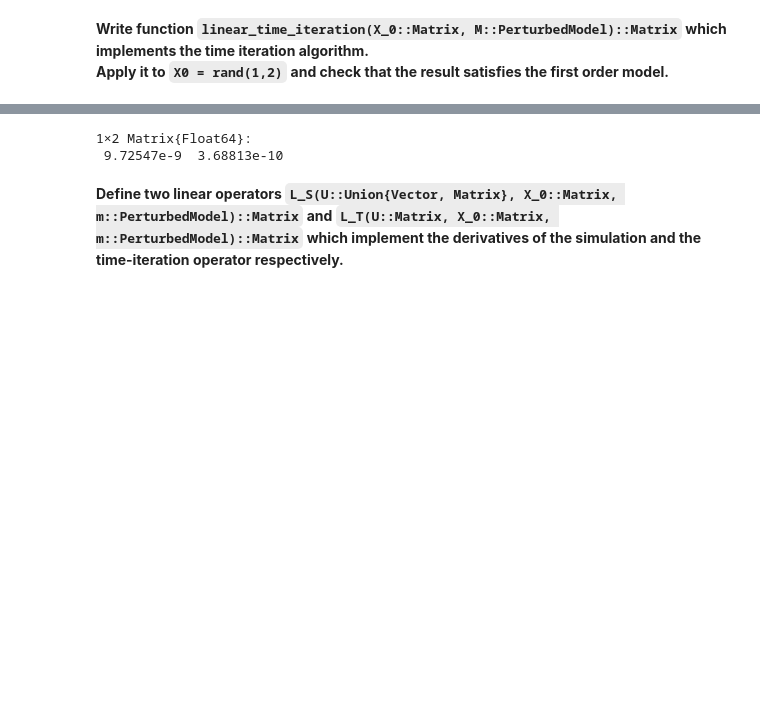
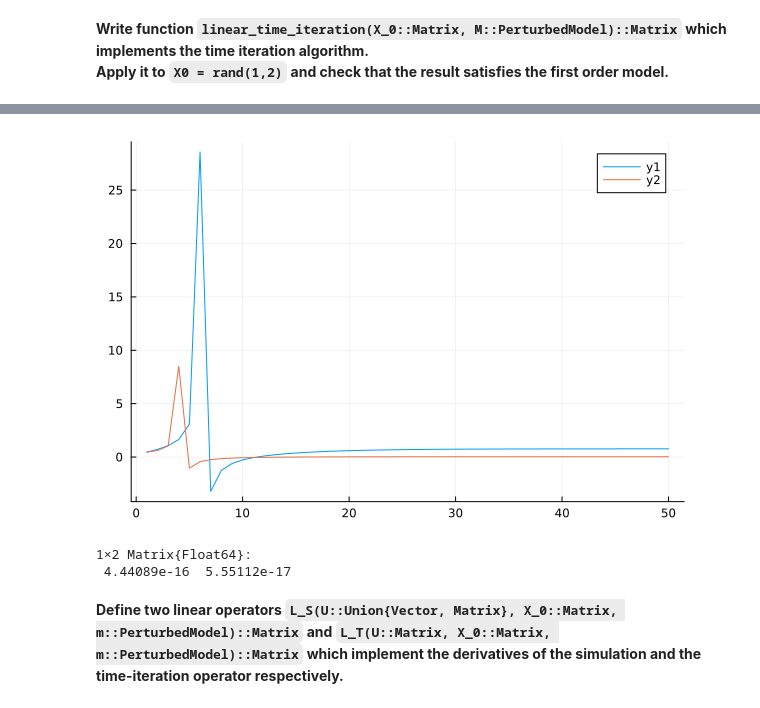
Before and after one commit to PierreRlld/NUM3A, a Jupyter notebook: Tutorial/3_perturbation_neoclassical.out.ipynb, the cells around one changed output, grey strips where cells are left out. Cells and saved outputs as stored; diff of their text form; code cells hidden in the pictures; blank space fills up the shorter version.

```diff
--- a/Tutorial/3_perturbation_neoclassical.out.ipynb
+++ b/Tutorial/3_perturbation_neoclassical.out.ipynb
@@ -553,7 +553,13 @@ $$ \color{blue} \longrightarrow X_{n+1} = - \left[ B + (C + D X_n) F \right]^{-1
 # %%
 function T(X, M::PerturbedModel)
     (; A,B,C,D,E,F) = M
-    T = - inv(B + (C+D*X)*F) * (A+(C+D*X)*E)
+    C_DX = C+D*X    # pas efficace de calculer deux fois (C+DX)... autant stocker
+    # Never compute inv(...) > rather use : solve(A,B) <> solve Ax = B <-> x = A^{-1}.B
+
+    T = - (B+C_DX*F) \ (A+C_DX*E) #! left divide
+    # T = - solve(B+C_DX*F, A+C_DX*E) #! or solve
+    # NOT OK : - inv(B + (C+D*X)*F) * (A+(C+D*X)*E)
+
     return T
 end
 T(rand(1,2), FO_model)
@@ -620,9 +646,16 @@ linear_time_iteration(rand(1,2), FO_model)
+# %%
+# Convergence des différents coeff de X
+plot([x[1] for x in linear_time_iteration(rand(1,2), FO_model, deb=false).X_L][1:50])
+plot!([x[2] for x in linear_time_iteration(rand(1,2), FO_model, deb=false).X_L][1:50])
+# %% [output]
+[figure, added]
 # %%
-# Satisfies First Order Model ? i.e X satisfies the equation (A + BX) + (C+DX})(E+FX) = 0 ?
-residual(linear_time_iteration(rand(1,2), FO_model),FO_model)
+# X = Lim(X_n) Satisfies First Order Model ? i.e X satisfies the equation (A + BX) + (C+DX})(E+FX) = 0 ?
+residual(linear_time_iteration(rand(1,2), FO_model).X,FO_model)
+# Résidus << 1^{-16)
 # %% [output]
 1×2 Matrix{Float64}:
- 9.72547e-9  3.68813e-10
+ 4.44089e-16  5.55112e-17
 # %% [markdown]
 **Define two linear operators
 `L_S(U::Union{Vector, Matrix}, X_0::Matrix, m::PerturbedModel)::Matrix`
```
Also changed, not shown: parts of 21 cells of this notebook, 1 other file.
